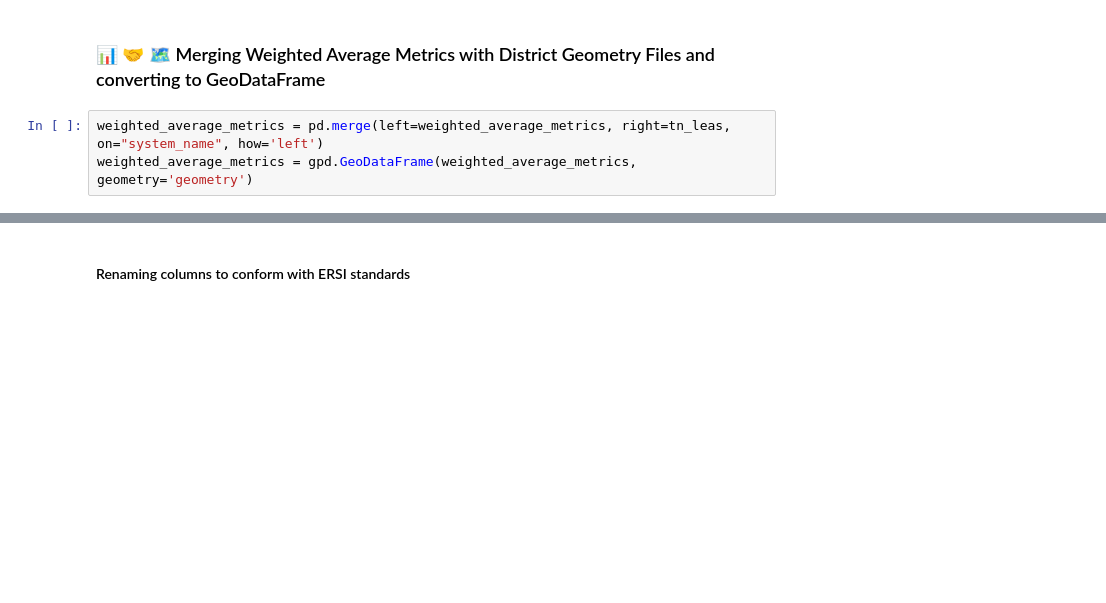
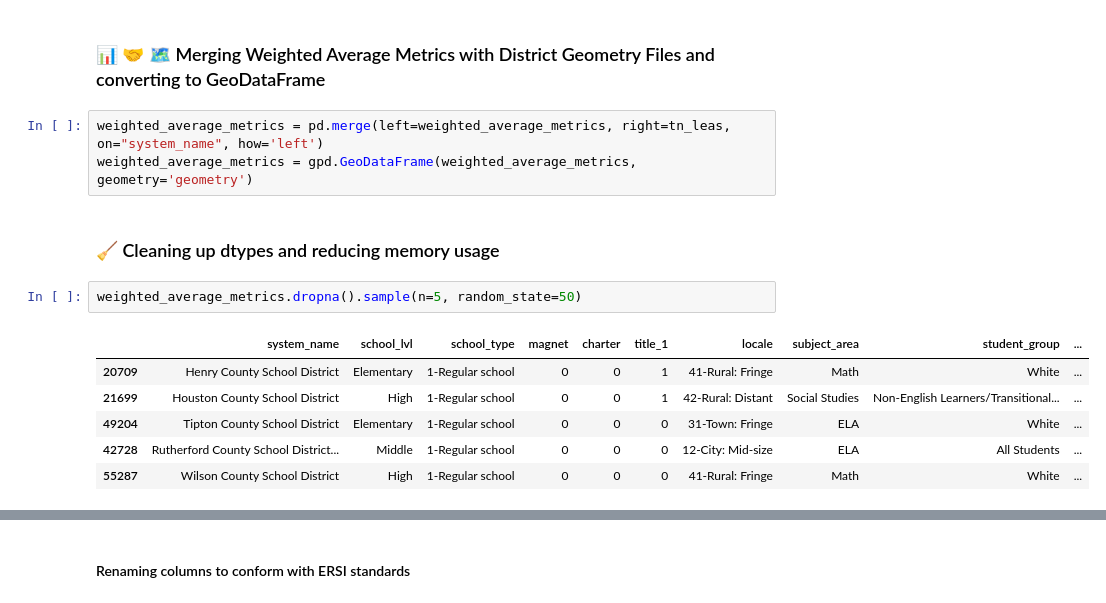
Before and after one commit to Claytor/Capstone_TN_COVID_School_Achievement_Impact, a Jupyter notebook: notebooks/assessments_eda.ipynb, the cells around one changed output, grey strips where cells are left out. Cells and saved outputs as stored; diff of their text form; blank space fills up the shorter version.

Commit message:
Changed some dtypes.  Helped reduce memory.

```diff
--- a/notebooks/assessments_eda.ipynb
+++ b/notebooks/assessments_eda.ipynb
@@ -538,3 +538,14 @@ unique_in_weighted_average_metrics
 # %%
 weighted_average_metrics = pd.merge(left=weighted_average_metrics, right=tn_leas, on="system_name", how='left')
 weighted_average_metrics = gpd.GeoDataFrame(weighted_average_metrics, geometry='geometry')
+# %% [markdown]
+### 🧹 Cleaning up dtypes and reducing memory usage
+# %%
+weighted_average_metrics.dropna().sample(n=5, random_state=50)
+# %% [output]
+|  | system_name | school_lvl | school_type | magnet | charter | title_1 | locale | subject_area | student_group | ... |
+| 20709 | Henry County School District | Elementary | 1-Regular school | 0 | 0 | 1 | 41-Rural: Fringe | Math | White | ... |
+| 21699 | Houston County School District | High | 1-Regular school | 0 | 0 | 1 | 42-Rural: Distant | Social Studies | Non-English Learners/Transitional... | ... |
+| 49204 | Tipton County School District | Elementary | 1-Regular school | 0 | 0 | 0 | 31-Town: Fringe | ELA | White | ... |
+| 42728 | Rutherford County School District... | Middle | 1-Regular school | 0 | 0 | 0 | 12-City: Mid-size | ELA | All Students | ... |
+| 55287 | Wilson County School District | High | 1-Regular school | 0 | 0 | 0 | 41-Rural: Fringe | Math | White | ... |
```
Also changed, not shown: parts of 7 cells of this notebook.
